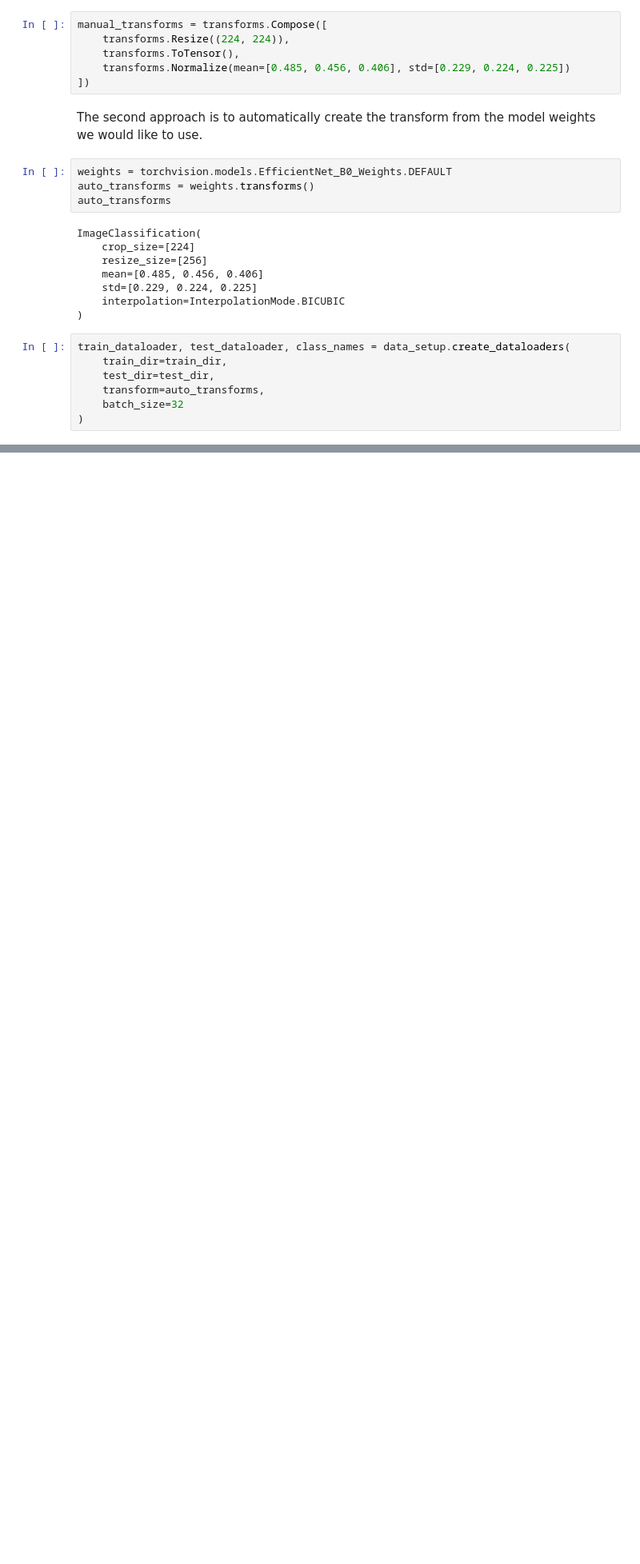
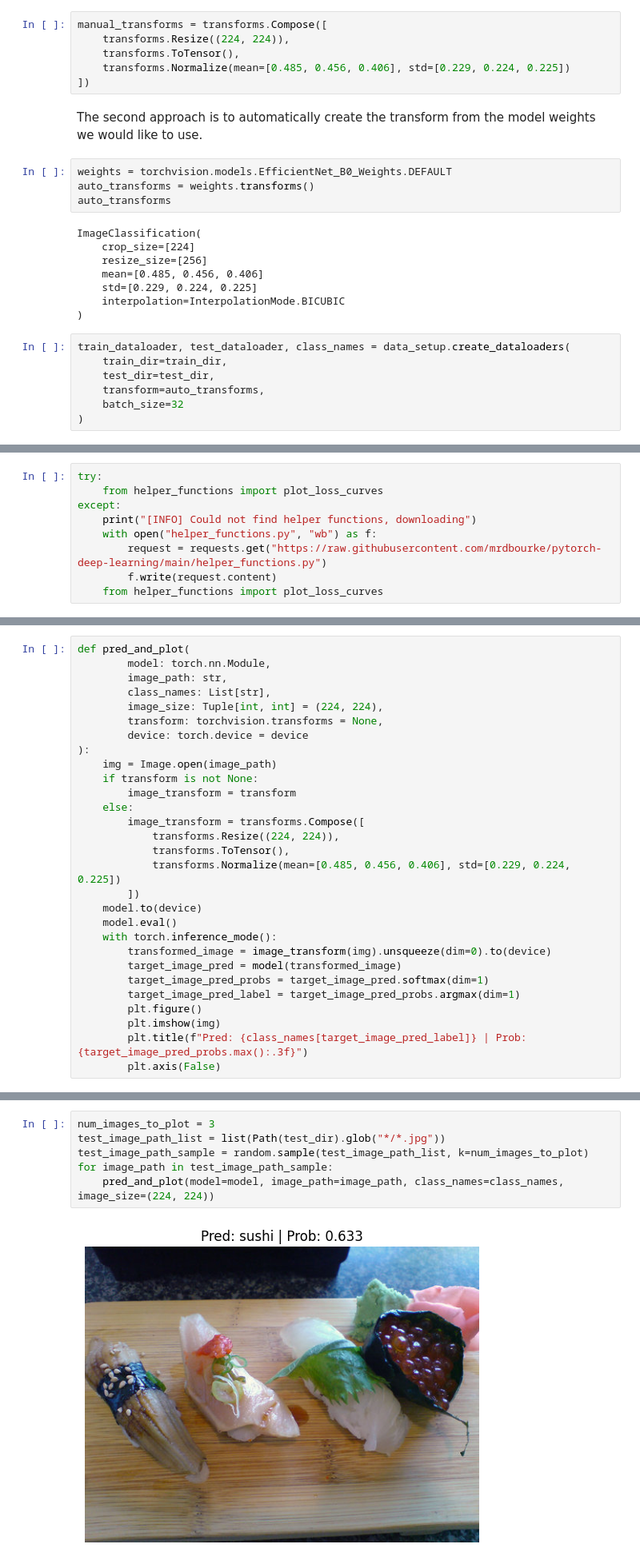
Before and after one commit to clinkerwhiff/pytorch, a Jupyter notebook: learnpytorch/06.ipynb, the cells around one changed output, grey strips where cells are left out. Shown at 80% size. Cells and saved outputs as stored; diff of their text form; blank space fills up the shorter version.

```diff
--- a/learnpytorch/06.ipynb
+++ b/learnpytorch/06.ipynb
@@ -107,0 +218,9 @@ train_dataloader, test_dataloader, class_names = data_setup.create_dataloaders(
+# %%
+try:
+    from helper_functions import plot_loss_curves
+except:
+    print("[INFO] Could not find helper functions, downloading")
+    with open("helper_functions.py", "wb") as f:
+        request = requests.get("https://raw.githubusercontent.com/mrdbourke/pytorch-deep-learning/main/helper_functions.py")
+        f.write(request.content)
+    from helper_functions import plot_loss_curves
@@ -107,0 +236,29 @@ train_dataloader, test_dataloader, class_names = data_setup.create_dataloaders(
+# %%
+def pred_and_plot(
+        model: torch.nn.Module,
+        image_path: str,
+        class_names: List[str],
+        image_size: Tuple[int, int] = (224, 224),
+        transform: torchvision.transforms = None,
+        device: torch.device = device
+):
+    img = Image.open(image_path)
+    if transform is not None:
+        image_transform = transform
+    else:
+        image_transform = transforms.Compose([
+            transforms.Resize((224, 224)),
+            transforms.ToTensor(),
+            transforms.Normalize(mean=[0.485, 0.456, 0.406], std=[0.229, 0.224, 0.225])
+        ])
+    model.to(device)
+    model.eval()
+    with torch.inference_mode():
+        transformed_image = image_transform(img).unsqueeze(dim=0).to(device)
+        target_image_pred = model(transformed_image)
+        target_image_pred_probs = target_image_pred.softmax(dim=1)
+        target_image_pred_label = target_image_pred_probs.argmax(dim=1)
+        plt.figure()
+        plt.imshow(img)
+        plt.title(f"Pred: {class_names[target_image_pred_label]} | Prob: {target_image_pred_probs.max():.3f}")
+        plt.axis(False)
@@ -107,0 +267,8 @@ train_dataloader, test_dataloader, class_names = data_setup.create_dataloaders(
+# %%
+num_images_to_plot = 3
+test_image_path_list = list(Path(test_dir).glob("*/*.jpg"))
+test_image_path_sample = random.sample(test_image_path_list, k=num_images_to_plot)
+for image_path in test_image_path_sample:
+    pred_and_plot(model=model, image_path=image_path, class_names=class_names, image_size=(224, 224))
+# %% [output]
+[figure, added]
```
Also changed, not shown: parts of 22 cells of this notebook.
